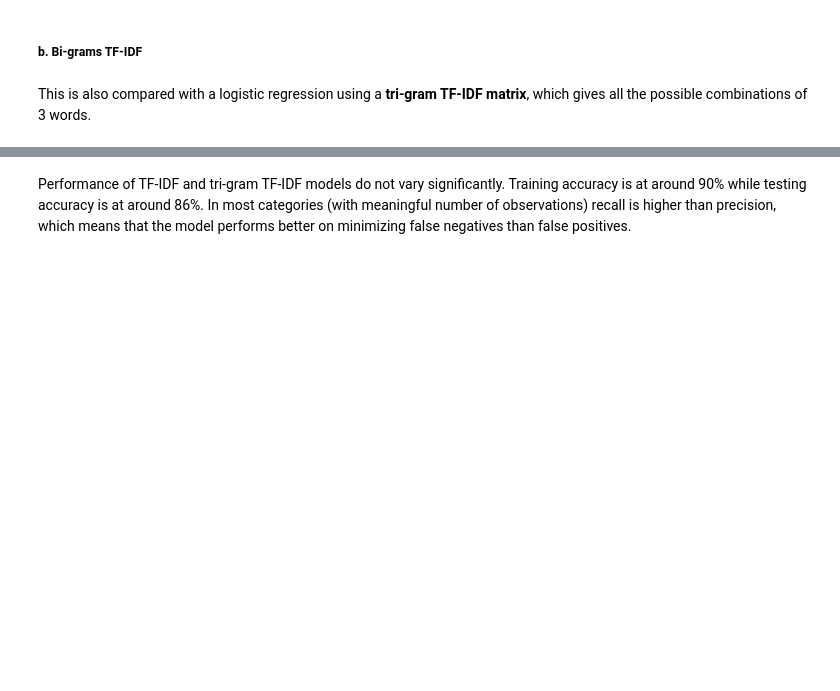
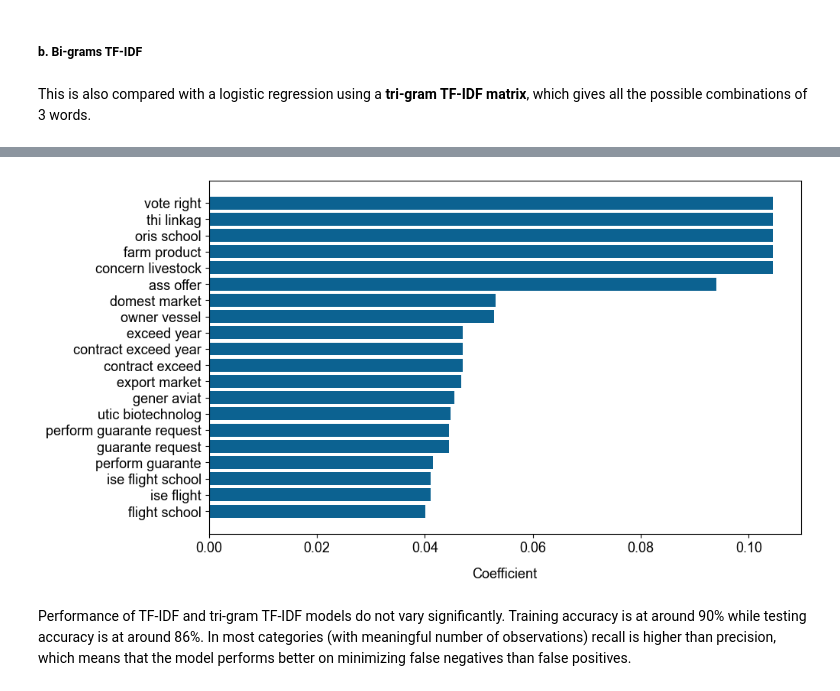
Before and after one commit to janinepdevera/legal-text-classification-CIA, a Jupyter notebook: code/python/02 models_baseline.ipynb, the cells around one changed output, grey strips where cells are left out. Cells and saved outputs as stored; diff of their text form; code cells hidden in the pictures; blank space fills up the shorter version.

```diff
--- a/code/python/02 models_baseline.ipynb
+++ b/code/python/02 models_baseline.ipynb
@@ -352,3 +340,38 @@ plt.show()
+# %%
+# sort features by importance in descending order
+sorted_importance = sorted(zip(feature_importance, feature_names), reverse=True)
+
+# remove 'p 79' and replace with next highest feature
+for i, f in enumerate(sorted_importance):
+    if f[1] == 'p 79':
+        sorted_importance.pop(i)
+        sorted_importance.append(sorted_importance[i])
+
+# select top n features to display
+n_features = 20
+top_n_importance = sorted_importance[:n_features]
+
+# extract feature names and importance values
+top_n_features = [f[1] for f in top_n_importance]
+top_n_values = [f[0] for f in top_n_importance]
+
+# create bar chart
+plt.figure(figsize=(10, 6))
+plt.barh(range(n_features), top_n_values, align='center', color='#0C6291')
+plt.yticks(range(n_features), top_n_features)
+plt.xlabel('Coefficient', labelpad=12, fontname='Arial', fontsize=13)
+#plt.title('Feature Importance: Top 20 Feature', fontname='Arial', fontsize=16)
+plt.xticks(fontname='Arial', fontsize=13)
+plt.yticks(fontname='Arial', fontsize=13)
+plt.gca().invert_yaxis()
+
+# save the figure
+save_path = os.path.join('draft', 'images', 'plot05-03.png')
+plt.savefig(save_path, dpi=300, bbox_inches='tight')
+
+plt.show()
+# %% [output]
+[figure, added]
 # %% [markdown]
 Performance of TF-IDF and tri-gram TF-IDF models do not vary significantly. Training accuracy is at around 90% while testing accuracy is at around 86%. In most categories (with meaningful number of observations) recall is higher than precision, which means that the model performs better on minimizing false negatives than false positives.
 # %%
```
Also changed, not shown: parts of 39 cells of this notebook, 3 other files.
